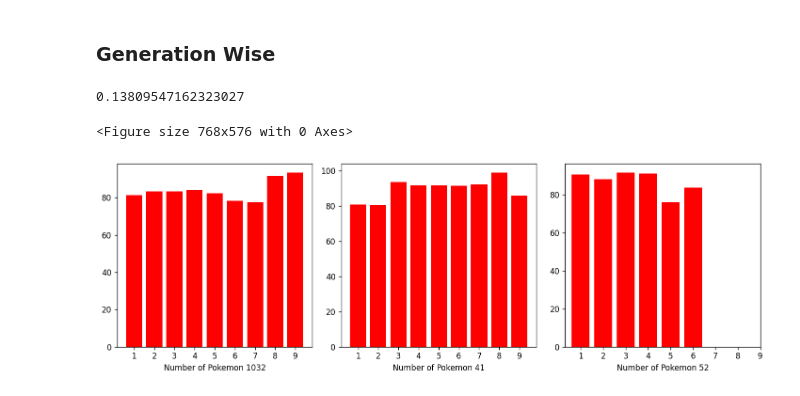
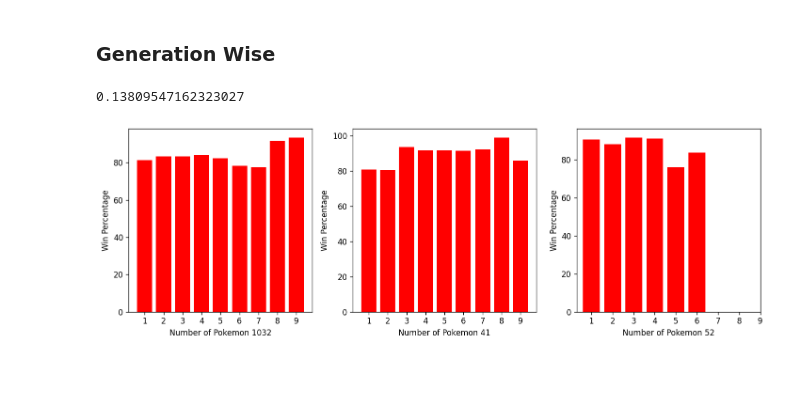
Before and after one commit to Anuroopa12x/Pokemon_Data_Analysis, a Jupyter notebook: analysis/win_analysis.ipynb, the cells around one changed output. Saved outputs shown, nothing was run; the diff lists cells and outputs as text; code cells hidden in the pictures.

```diff
--- a/analysis/win_analysis.ipynb
+++ b/analysis/win_analysis.ipynb
@@ -94,23 +126,41 @@ Name: name, dtype: object
 # %%
 starters = starter_pokemon_list = [
     # Kanto Region
-    "Bulbasaur", "Charmander", "Squirtle",
+    "Bulbasaur",
+    "Charmander",
+    "Squirtle",
     # Johto Region
-    "Chikorita", "Cyndaquil", "Totodile",
+    "Chikorita",
+    "Cyndaquil",
+    "Totodile",
     # Hoenn Region
-    "Treecko", "Torchic", "Mudkip",
+    "Treecko",
+    "Torchic",
+    "Mudkip",
     # Sinnoh Region
-    "Turtwig", "Chimchar", "Piplup",
+    "Turtwig",
+    "Chimchar",
+    "Piplup",
     # Unova Region
-    "Snivy", "Tepig", "Oshawott",
+    "Snivy",
+    "Tepig",
+    "Oshawott",
     # Kalos Region
-    "Chespin", "Fennekin", "Froakie",
+    "Chespin",
+    "Fennekin",
+    "Froakie",
     # Alola Region
-    "Rowlet", "Litten", "Popplio",
+    "Rowlet",
+    "Litten",
+    "Popplio",
     # Galar Region
-    "Grookey", "Scorbunny", "Sobble",
+    "Grookey",
+    "Scorbunny",
+    "Sobble",
     # Paldea Region
-    "Sprigatito", "Fuecoco", "Quaxly"
+    "Sprigatito",
+    "Fuecoco",
+    "Quaxly",
 ]
 # %%
 def get_starter_data(details, starters):
@@ -183,9 +233,10 @@ plt.show()
 # %% [markdown]
 ### Generation Wise
 # %%
-
 normal = details.loc[details["category"] == "normal"]
-legendary = details.loc[details["category"] == ("legendary" or "sub_legendary" or "mythical")]
+legendary = details.loc[
+    details["category"] == ("legendary" or "sub_legendary" or "mythical")
+]
 mega_evolution = details.loc[details["category"] == "mega_evolution"]
 # plt.bar(legendary["gen"], legendary["win"], color="blue")
 # plt.bar(normal["gen"], normal["win"], color="red")
@@ -197,16 +248,15 @@ mega_evolution = details.loc[details["category"] == "mega_evolution"]
 print(details["gen"].corr(details["win"]))
 # %% [output]
 0.13809547162323027
-<Figure size 768x576 with 0 Axes>
 # %%
 list_of_dataset = [normal, legendary, mega_evolution]
 fig, axes = plt.subplots(nrows=1, ncols=3, dpi=120, figsize=(12, 4))
 for i, ax in enumerate(axes):
     data_set = list_of_dataset[i]
     ax.bar(data_set["gen"], data_set["win_pct"], color="r")
     ax.set_xticks(np.arange(1, 10))
     ax.set_xlabel(f"Number of Pokemon {len(data_set)}")
-    ax.set_ylabel()
+    ax.set_ylabel("Win Percentage")
     plt.tight_layout()
 # %% [output]
-[figure, old version]
+[figure, new version]
```
Also changed, not shown: parts of 11 cells of this notebook, 10 other files.
